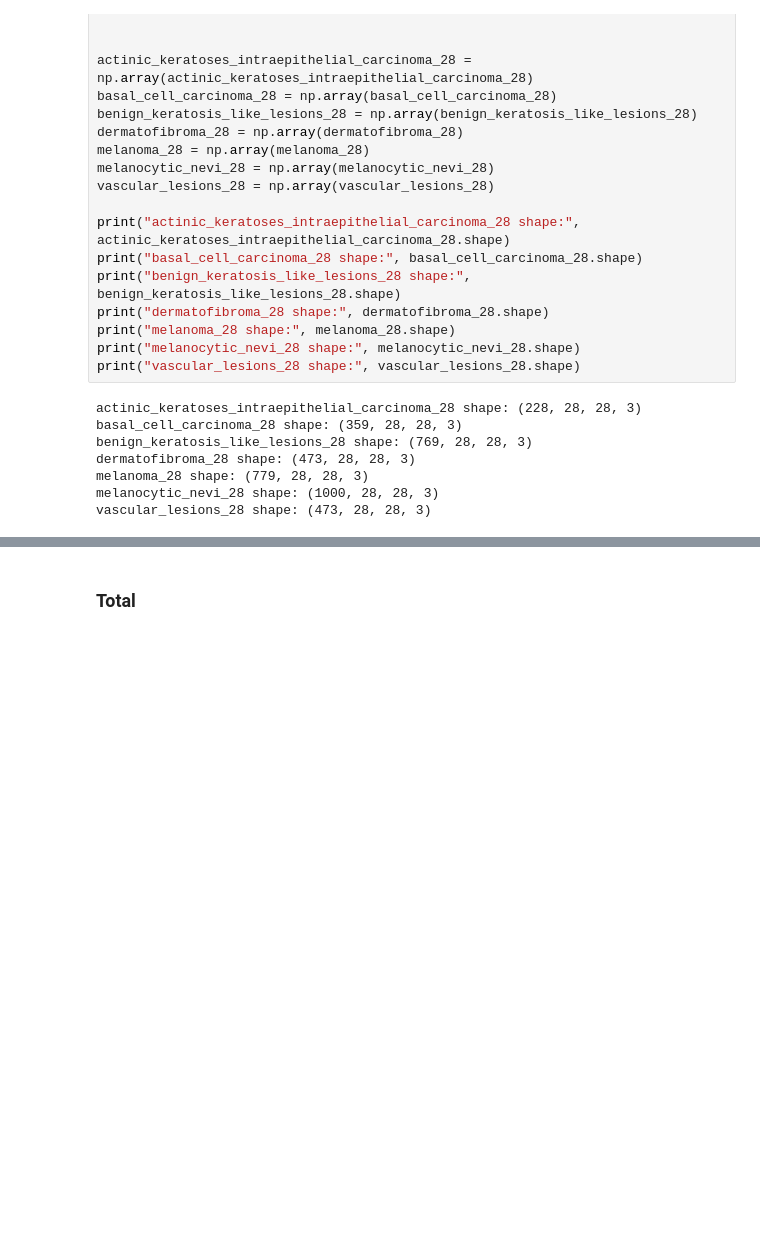
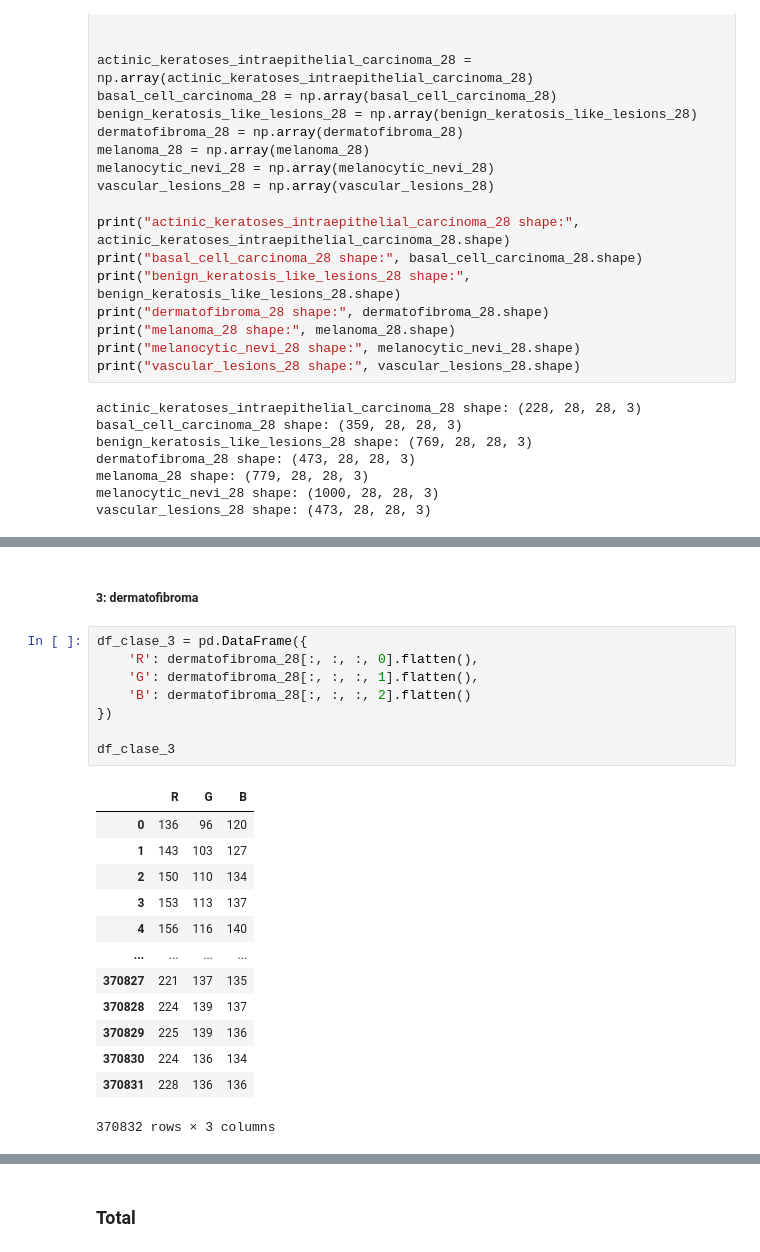
Before and after one commit to matgoni/Dermatology_MNIST, a Jupyter notebook: Chi-cuadrada.ipynb, the cells around one changed output, grey strips where cells are left out. Drawn from its saved outputs; the diff is of its cells as text; blank space fills up the shorter version.

```diff
--- a/Chi-cuadrada.ipynb
+++ b/Chi-cuadrada.ipynb
@@ -175,0 +252,24 @@ vascular_lesions_28 shape: (473, 28, 28, 3)
+# %% [markdown]
+##### 3: dermatofibroma
+# %%
+df_clase_3 = pd.DataFrame({
+    'R': dermatofibroma_28[:, :, :, 0].flatten(),
+    'G': dermatofibroma_28[:, :, :, 1].flatten(),
+    'B': dermatofibroma_28[:, :, :, 2].flatten()
+})
+
+df_clase_3
+# %% [output]
+|  | R | G | B |
+| 0 | 136 | 96 | 120 |
+| 1 | 143 | 103 | 127 |
+| 2 | 150 | 110 | 134 |
+| 3 | 153 | 113 | 137 |
+| 4 | 156 | 116 | 140 |
+| ... | ... | ... | ... |
+| 370827 | 221 | 137 | 135 |
+| 370828 | 224 | 139 | 137 |
+| 370829 | 225 | 139 | 136 |
+| 370830 | 224 | 136 | 134 |
+| 370831 | 228 | 136 | 136 |
+370832 rows × 3 columns
```
Also changed, not shown: parts of 51 cells of this notebook.
